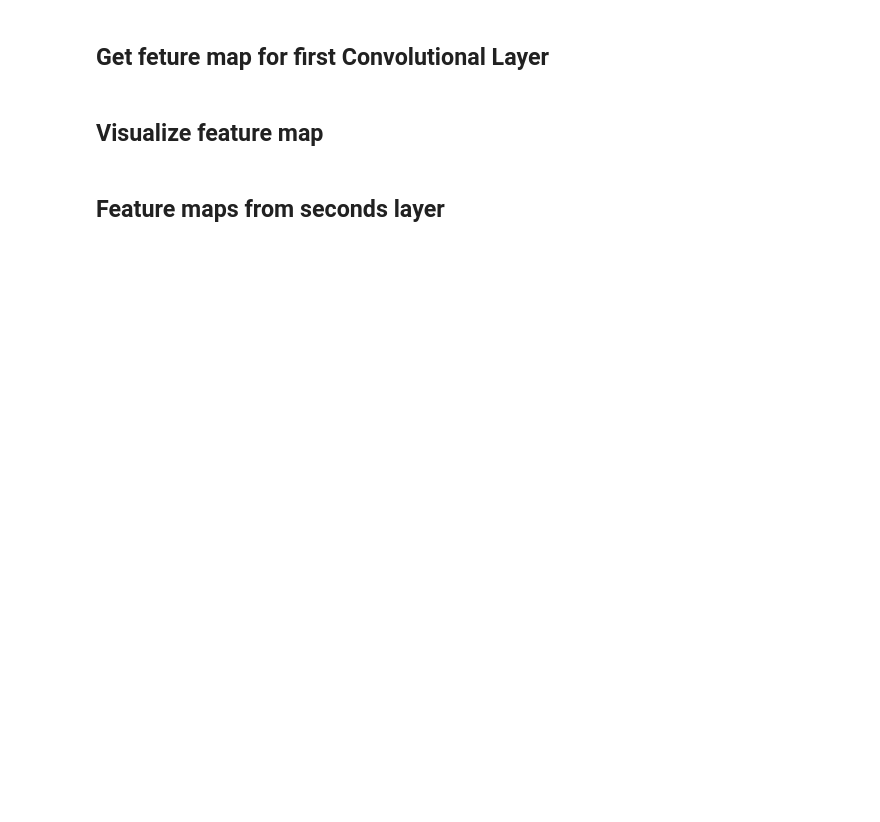
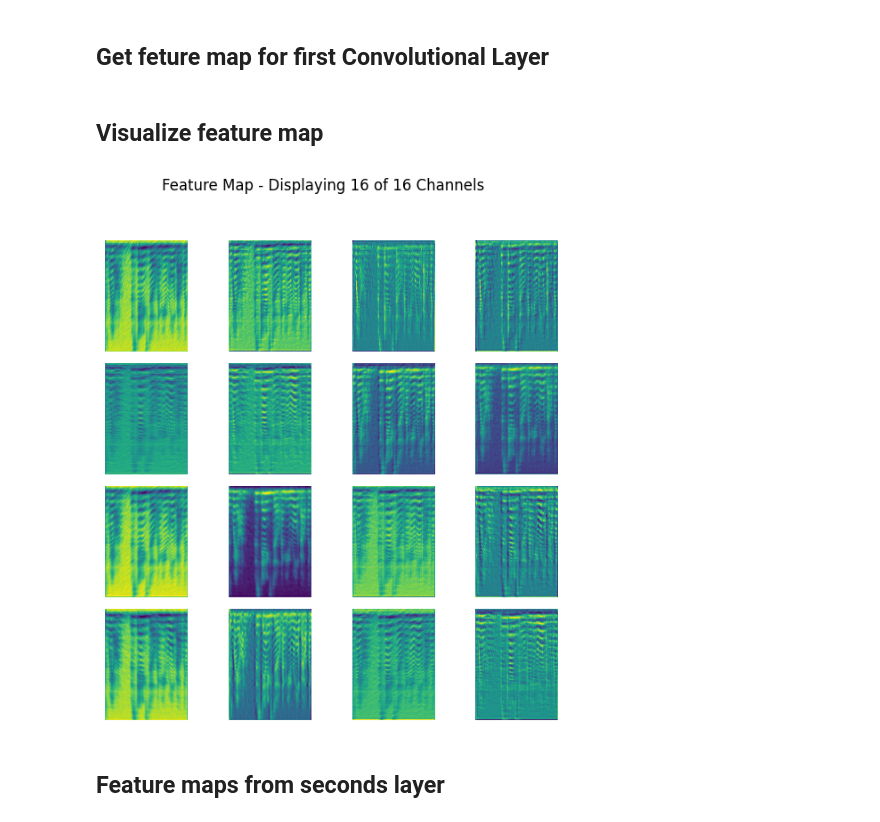
Before and after one commit to Willu12/iml, a Jupyter notebook: notebooks/CNN_visual_interpretation.ipynb, the cells around one changed output. Cells and saved outputs as stored; diff of their text form; code cells hidden in the pictures; blank space fills up the shorter version.

```diff
--- a/notebooks/CNN_visual_interpretation.ipynb
+++ b/notebooks/CNN_visual_interpretation.ipynb
@@ -48,7 +53,7 @@ plot_spectrogram(plt.imread(image_path), "sample_image")
 # %%
 c1_layer = src.model.ModelWithLayerOutput(model,"conv1")
 c1_layer.device = device
-output = c1_layer(sample_image).detach().numpy()
+c1_feature_map = c1_layer(sample_image).detach().numpy()
 # %% [markdown]
 ## Visualize feature map
 # %%
@@ -68,7 +73,9 @@ def plot_feature_map(feature_map, max_grid):
     fig.subplots_adjust(wspace=0.1, hspace=0.1)
     plt.show()
 # %%
-plot_feature_map(output, 4)
+plot_feature_map(c1_feature_map, 4)
+# %% [output]
+[figure, added]
 # %% [markdown]
 ## Feature maps from seconds layer
 # %%
```
Also changed, not shown: parts of 6 cells of this notebook, 3 other files.
